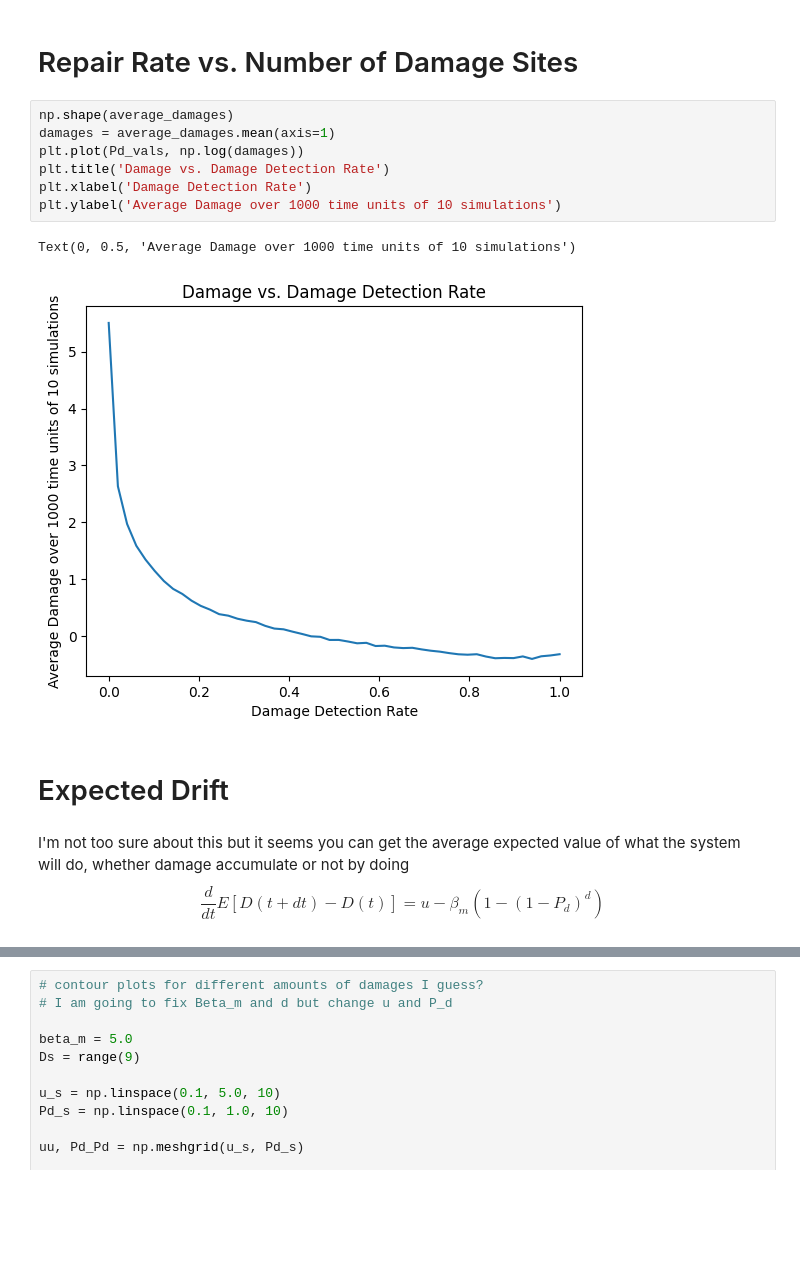
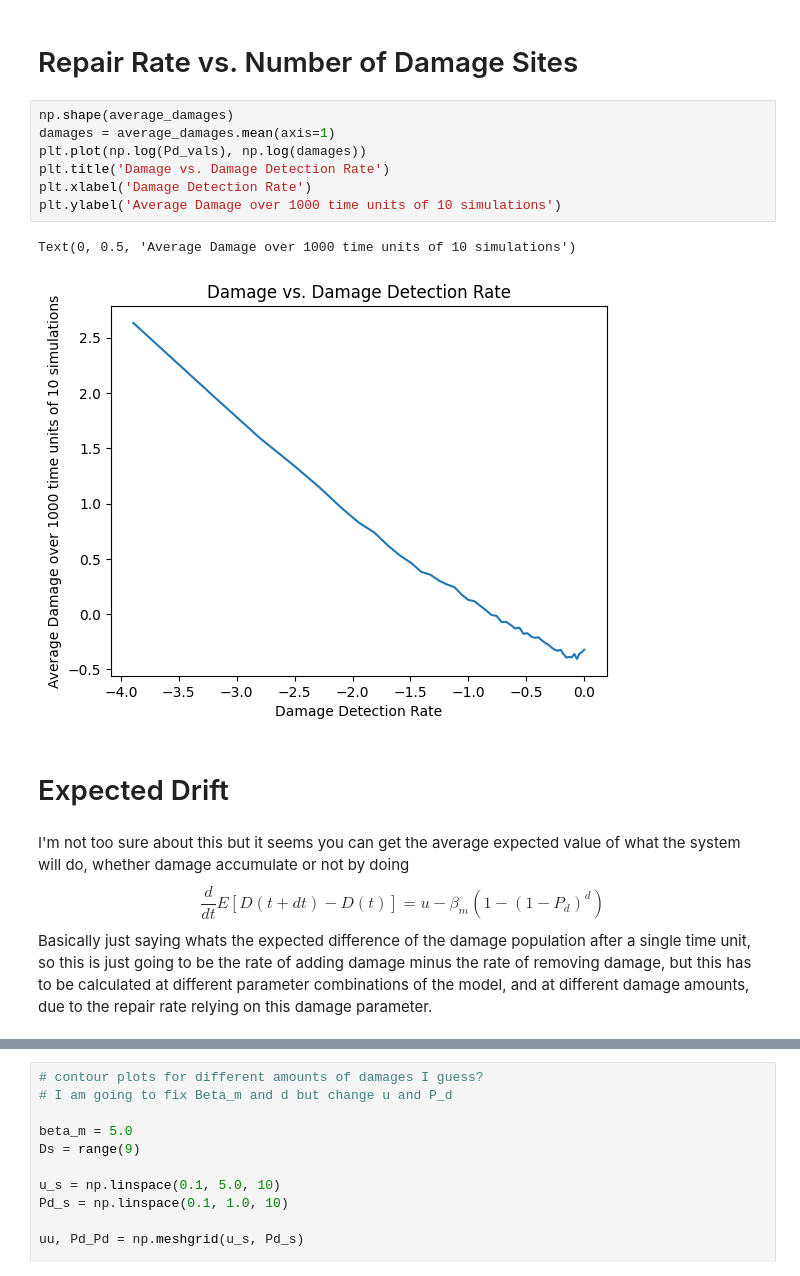
Before and after one commit to Yujun-cpu/RSCAM_G11, a Jupyter notebook: Parameter Effects.ipynb, the cells around one changed output, grey strips where cells are left out. Saved outputs shown, nothing was run; the diff lists cells and outputs as text; blank space fills up the shorter version.

```diff
--- a/Parameter Effects.ipynb
+++ b/Parameter Effects.ipynb
@@ -106,18 +120,19 @@ Please use `tqdm.notebook.tqdm` instead of `tqdm.tqdm_notebook`
 # %%
 np.shape(average_damages)
 damages = average_damages.mean(axis=1)
-plt.plot(Pd_vals, np.log(damages))
+plt.plot(np.log(Pd_vals), np.log(damages))
 plt.title('Damage vs. Damage Detection Rate')
 plt.xlabel('Damage Detection Rate')
 plt.ylabel('Average Damage over 1000 time units of 10 simulations')
 # %% [output]
 Text(0, 0.5, 'Average Damage over 1000 time units of 10 simulations')
-[figure, old version]
+[figure, new version]
 # %% [markdown]
 # Expected Drift
 # %% [markdown]
 I'm not too sure about this but it seems you can get the average expected value of what the system will do, whether damage accumulate or not by doing
 $$ \frac{d}{dt} E[D(t+dt) - D(t)] = u - \beta_m(1-(1-P_d)^d) $$
+Basically just saying whats the expected difference of the damage population after a single time unit, so this is just going to be the rate of adding damage minus the rate of removing damage, but this has to be calculated at different parameter combinations of the model, and at different damage amounts, due to the repair rate relying on this damage parameter.
 # %%
 # contour plots for different amounts of damages I guess?
 # I am going to fix Beta_m and d but change u and P_d
```
Also changed, not shown: parts of 7 cells of this notebook, 5 other files.
